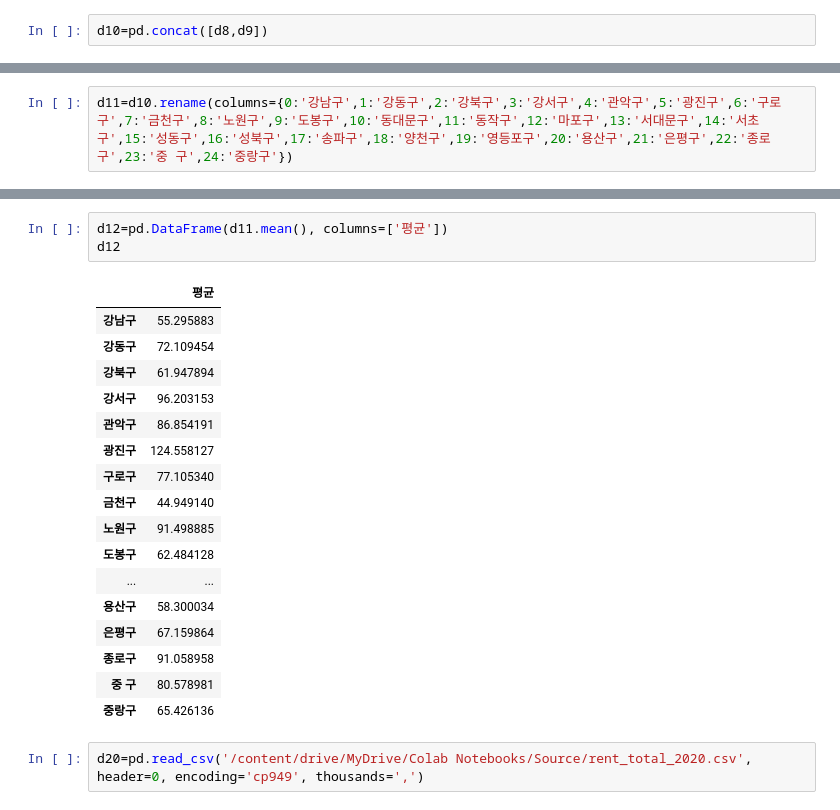
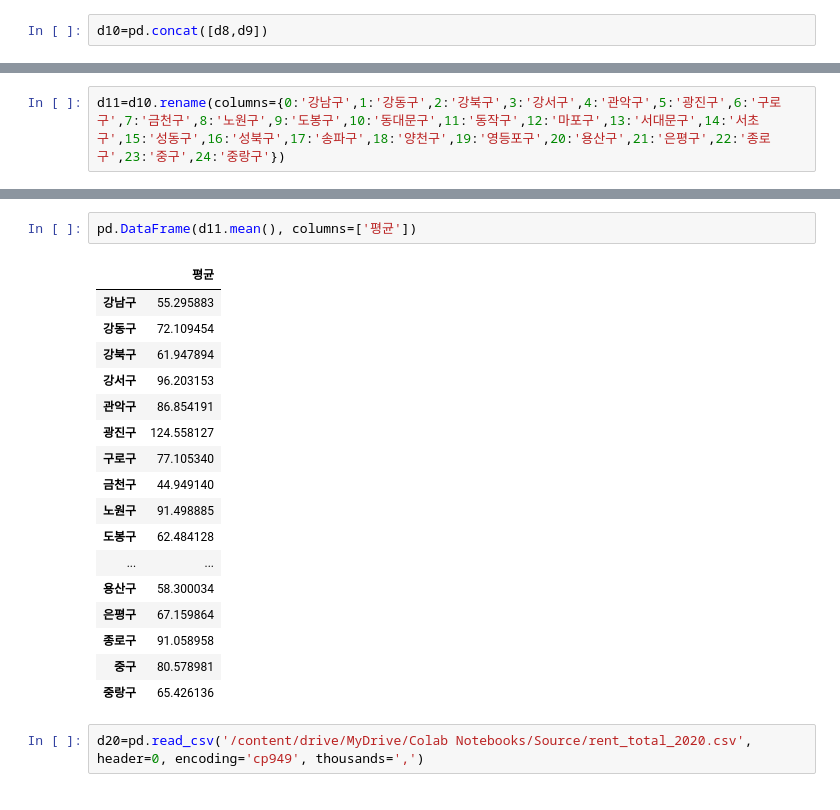
Before and after one commit to ChaeHyunIM/Helloworld, a Jupyter notebook: 데이터분석_그래프3.ipynb, the cells around one changed output, grey strips where cells are left out. Drawn from its saved outputs; the diff is of its cells as text.

```diff
--- a/데이터분석_그래프3.ipynb
+++ b/데이터분석_그래프3.ipynb
@@ -191,7 +189,7 @@ d10
 | 11 | 51.935140 | 73.956750 | 60.133038 | 103.420160 | 79.265625 | 112.430440 | 73.862944 | 44.896429 | 87.878271 | 66.032828 | 85.647951 | ... |
 | 12 | 27.161741 | 40.972477 | 35.587583 | 60.494012 | 46.167187 | 64.900119 | 42.049492 | 26.932143 | 51.100114 | 36.575758 | 51.151745 | ... |
 # %%
-d11=d10.rename(columns={0:'강남구',1:'강동구',2:'강북구',3:'강서구',4:'관악구',5:'광진구',6:'구로구',7:'금천구',8:'노원구',9:'도봉구',10:'동대문구',11:'동작구',12:'마포구',13:'서대문구',14:'서초구',15:'성동구',16:'성북구',17:'송파구',18:'양천구',19:'영등포구',20:'용산구',21:'은평구',22:'종로구',23:'중 구',24:'중랑구'})
+d11=d10.rename(columns={0:'강남구',1:'강동구',2:'강북구',3:'강서구',4:'관악구',5:'광진구',6:'구로구',7:'금천구',8:'노원구',9:'도봉구',10:'동대문구',11:'동작구',12:'마포구',13:'서대문구',14:'서초구',15:'성동구',16:'성북구',17:'송파구',18:'양천구',19:'영등포구',20:'용산구',21:'은평구',22:'종로구',23:'중구',24:'중랑구'})
 # %%
 d11
 # %% [output]
@@ -209,25 +207,24 @@ d11
 | 11 | 51.935140 | 73.956750 | 60.133038 | 103.420160 | 79.265625 | 112.430440 | 73.862944 | 44.896429 | 87.878271 | 66.032828 | 85.647951 | ... |
 | 12 | 27.161741 | 40.972477 | 35.587583 | 60.494012 | 46.167187 | 64.900119 | 42.049492 | 26.932143 | 51.100114 | 36.575758 | 51.151745 | ... |
 # %%
-d12=pd.DataFrame(d11.mean(), columns=['평균'])
-d12
+pd.DataFrame(d11.mean(), columns=['평균'])
 # %% [output]
 |  | 평균 |
 | 강남구 | 55.295883 |
 | 강동구 | 72.109454 |
 | 강북구 | 61.947894 |
 | 강서구 | 96.203153 |
 | 관악구 | 86.854191 |
 | 광진구 | 124.558127 |
 | 구로구 | 77.105340 |
 | 금천구 | 44.949140 |
 | 노원구 | 91.498885 |
 | 도봉구 | 62.484128 |
 | ... | ... |
 | 용산구 | 58.300034 |
 | 은평구 | 67.159864 |
 | 종로구 | 91.058958 |
-| 중 구 | 80.578981 |
+| 중구 | 80.578981 |
 | 중랑구 | 65.426136 |
 # %%
 d20=pd.read_csv('/content/drive/MyDrive/Colab Notebooks/Source/rent_total_2020.csv', header=0, encoding='cp949', thousands=',')
```
Also changed, not shown: parts of 8 cells of this notebook.
